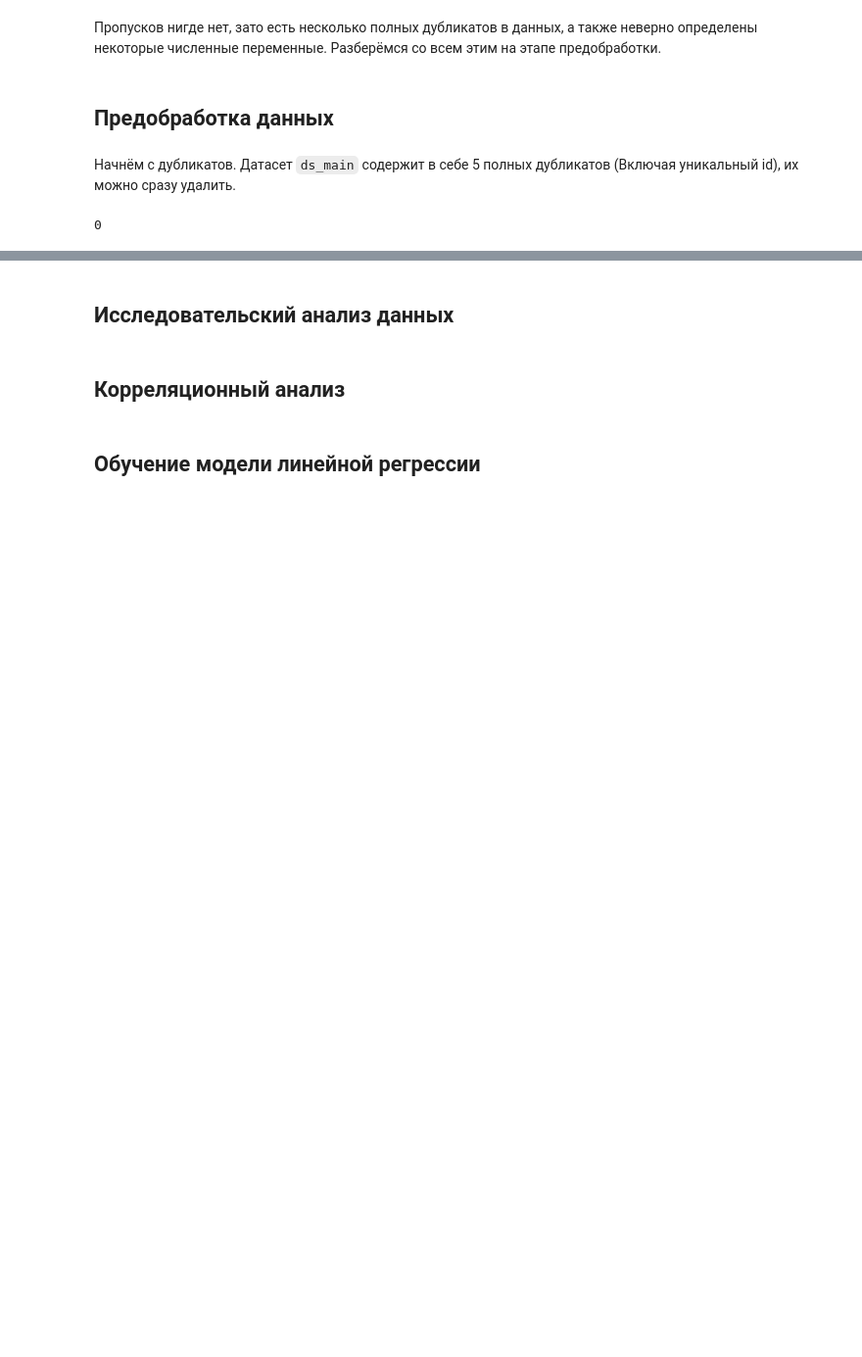
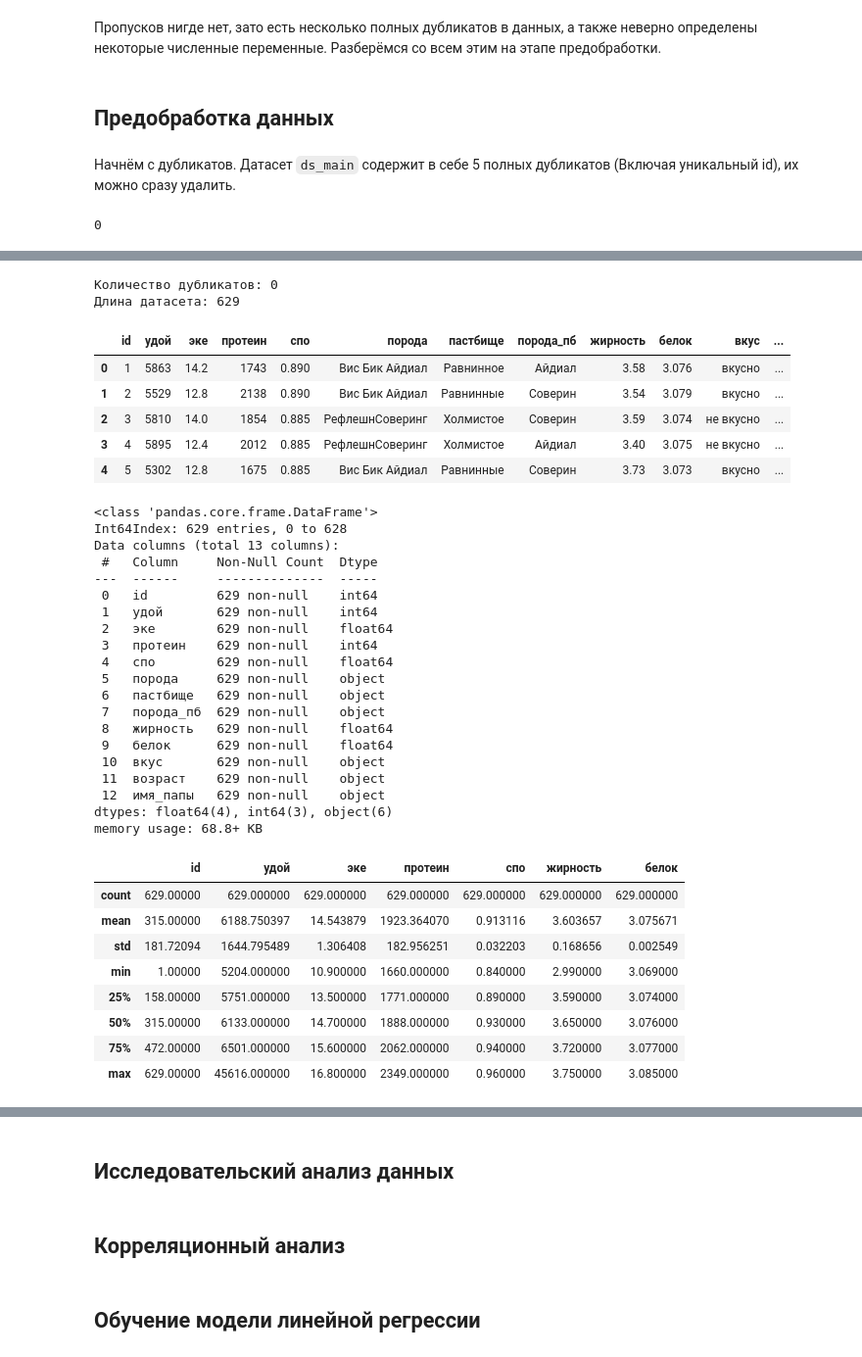
Before and after one commit to Maksim1004/data_science_studying, a Jupyter notebook: cows_and_machine_learning.ipynb, the cells around one changed output, grey strips where cells are left out. Shown at 98% size. Saved outputs shown, nothing was run; the diff lists cells and outputs as text; code cells hidden in the pictures; blank space fills up the shorter version.

Commit message:
Закончил предобработку данных

```diff
--- a/cows_and_machine_learning.ipynb
+++ b/cows_and_machine_learning.ipynb
@@ -228,0 +225,42 @@ memory usage: 68.8+ KB
+# %%
+for i in ['жирность', 'белок', 'эке', 'спо']: # Для каждого столбца из списка, все запятые меняются на точки, строки переводятся в числовой тип данных
+    ds_main[i] = pd.to_numeric(ds_main[i].replace(',', '.', regex=True))
+dataset_info(ds_main)
+# %% [output]
+Количество дубликатов: 0
+Длина датасета: 629
+|  | id | удой | эке | протеин | спо | порода | пастбище | порода_пб | жирность | белок | вкус | ... |
+| 0 | 1 | 5863 | 14.2 | 1743 | 0.890 | Вис Бик Айдиал | Равнинное | Айдиал | 3.58 | 3.076 | вкусно | ... |
+| 1 | 2 | 5529 | 12.8 | 2138 | 0.890 | Вис Бик Айдиал | Равнинные | Соверин | 3.54 | 3.079 | вкусно | ... |
+| 2 | 3 | 5810 | 14.0 | 1854 | 0.885 | РефлешнСоверинг | Холмистое | Соверин | 3.59 | 3.074 | не вкусно | ... |
+| 3 | 4 | 5895 | 12.4 | 2012 | 0.885 | РефлешнСоверинг | Холмистое | Айдиал | 3.40 | 3.075 | не вкусно | ... |
+| 4 | 5 | 5302 | 12.8 | 1675 | 0.885 | Вис Бик Айдиал | Равнинные | Соверин | 3.73 | 3.073 | вкусно | ... |
+<class 'pandas.core.frame.DataFrame'>
+Int64Index: 629 entries, 0 to 628
+Data columns (total 13 columns):
+ #   Column     Non-Null Count  Dtype
+---  ------     --------------  -----
+ 0   id         629 non-null    int64
+ 1   удой       629 non-null    int64
+ 2   эке        629 non-null    float64
+ 3   протеин    629 non-null    int64
+ 4   спо        629 non-null    float64
+ 5   порода     629 non-null    object
+ 6   пастбище   629 non-null    object
+ 7   порода_пб  629 non-null    object
+ 8   жирность   629 non-null    float64
+ 9   белок      629 non-null    float64
+ 10  вкус       629 non-null    object
+ 11  возраст    629 non-null    object
+ 12  имя_папы   629 non-null    object
+dtypes: float64(4), int64(3), object(6)
+memory usage: 68.8+ KB
+|  | id | удой | эке | протеин | спо | жирность | белок |
+| count | 629.00000 | 629.000000 | 629.000000 | 629.000000 | 629.000000 | 629.000000 | 629.000000 |
+| mean | 315.00000 | 6188.750397 | 14.543879 | 1923.364070 | 0.913116 | 3.603657 | 3.075671 |
+| std | 181.72094 | 1644.795489 | 1.306408 | 182.956251 | 0.032203 | 0.168656 | 0.002549 |
+| min | 1.00000 | 5204.000000 | 10.900000 | 1660.000000 | 0.840000 | 2.990000 | 3.069000 |
+| 25% | 158.00000 | 5751.000000 | 13.500000 | 1771.000000 | 0.890000 | 3.590000 | 3.074000 |
+| 50% | 315.00000 | 6133.000000 | 14.700000 | 1888.000000 | 0.930000 | 3.650000 | 3.076000 |
+| 75% | 472.00000 | 6501.000000 | 15.600000 | 2062.000000 | 0.940000 | 3.720000 | 3.077000 |
+| max | 629.00000 | 45616.000000 | 16.800000 | 2349.000000 | 0.960000 | 3.750000 | 3.085000 |
```
Also changed, not shown: parts of 11 cells of this notebook.
